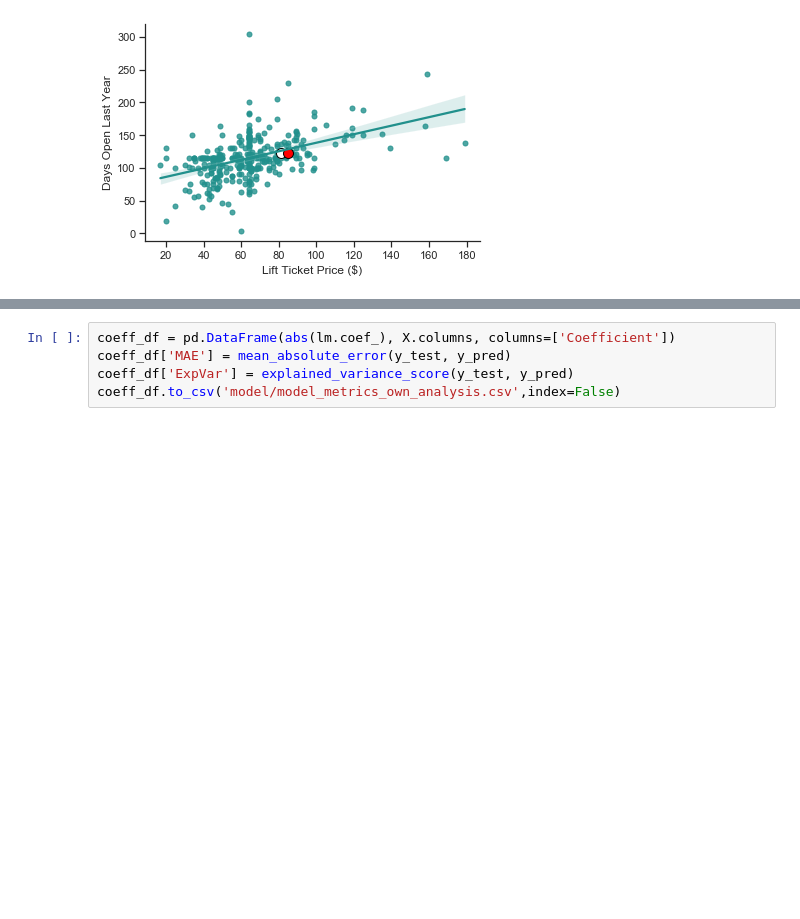
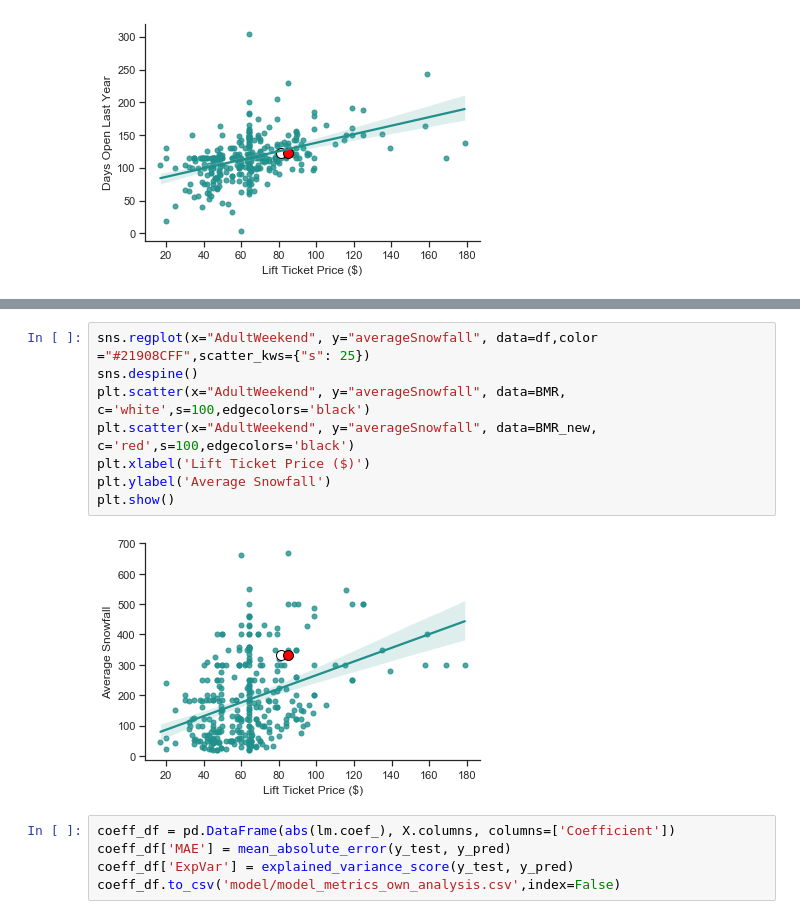
Before and after one commit to DSJourney/springboard, a Jupyter notebook: Project 4 - Big Mountain Resort/5. Documenting/BMR - Documenting.ipynb, the cells around one changed output, grey strips where cells are left out. Drawn from its saved outputs; the diff is of its cells as text; blank space fills up the shorter version.

```diff
--- a/Project 4 - Big Mountain Resort/5. Documenting/BMR - Documenting.ipynb
+++ b/Project 4 - Big Mountain Resort/5. Documenting/BMR - Documenting.ipynb
@@ -171,3 +212,13 @@ plt.show()
+# %%
+sns.regplot(x="AdultWeekend", y="averageSnowfall", data=df,color ="#21908CFF",scatter_kws={"s": 25})
+sns.despine()
+plt.scatter(x="AdultWeekend", y="averageSnowfall", data=BMR, c='white',s=100,edgecolors='black')
+plt.scatter(x="AdultWeekend", y="averageSnowfall", data=BMR_new, c='red',s=100,edgecolors='black')
+plt.xlabel('Lift Ticket Price ($)')
+plt.ylabel('Average Snowfall')
+plt.show()
+# %% [output]
+[figure, added]
 # %%
 coeff_df = pd.DataFrame(abs(lm.coef_), X.columns, columns=['Coefficient'])
 coeff_df['MAE'] = mean_absolute_error(y_test, y_pred)
```
Also changed, not shown: parts of 15 cells of this notebook.
